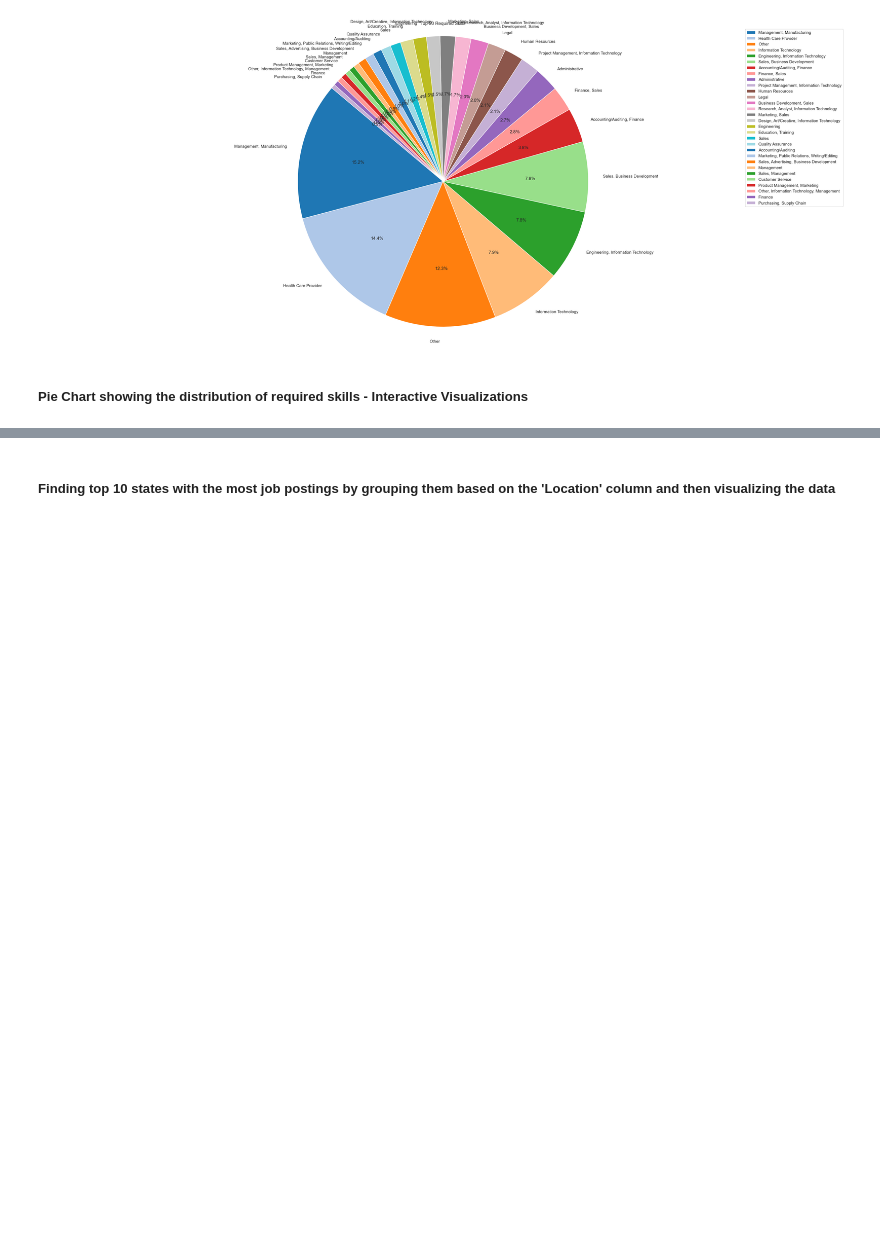
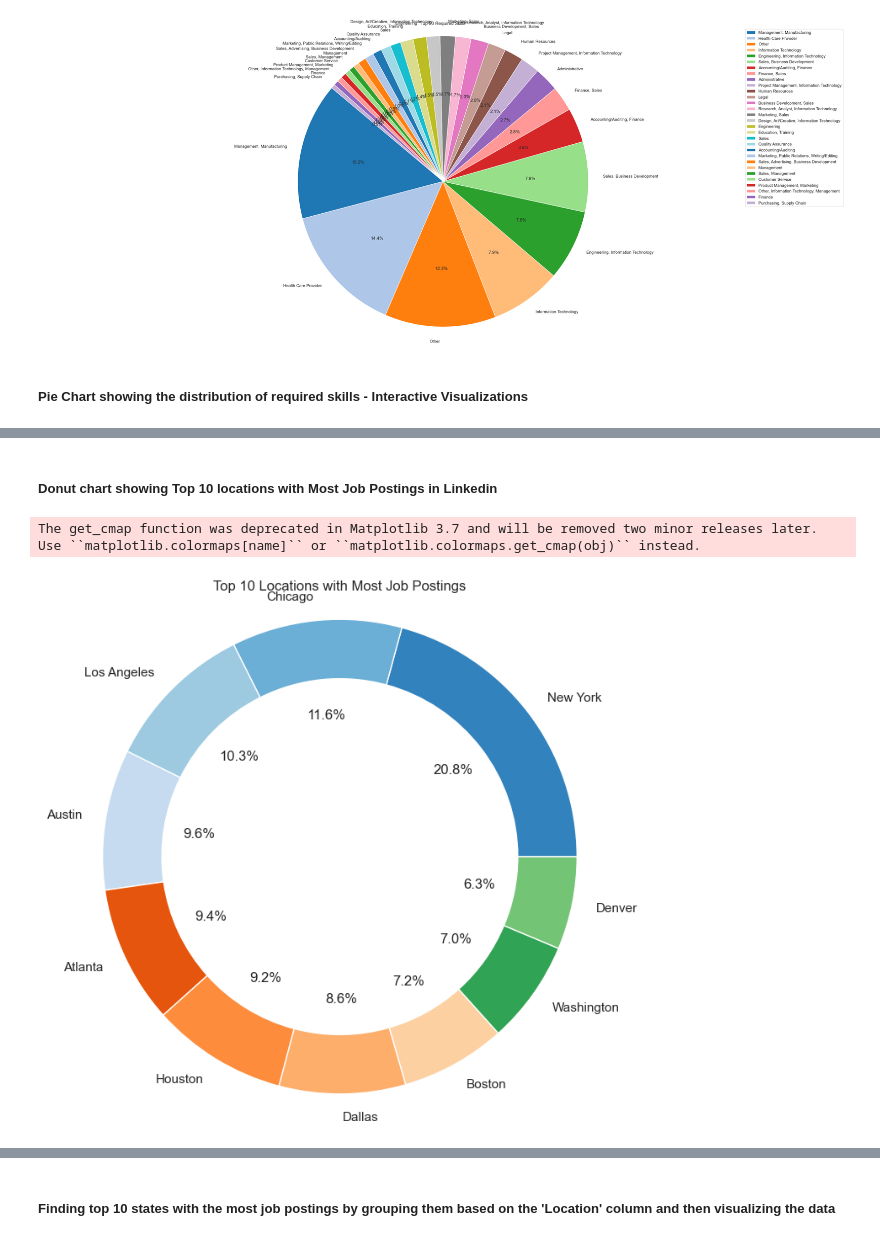
Before and after one commit to FlorianHalimi/LinkedIn-Job-Analysis-Data-Preprocessing-Visualization, a Jupyter notebook: data_preprocessing.ipynb, the cells around one changed output, grey strips where cells are left out. Saved outputs shown, nothing was run; the diff lists cells and outputs as text; code cells hidden in the pictures; blank space fills up the shorter version.

```diff
--- a/data_preprocessing.ipynb
+++ b/data_preprocessing.ipynb
@@ -1201,0 +1204,25 @@ plt.show()
+# %% [markdown]
+##### Donut chart showing Top 10 locations with Most Job Postings in Linkedin
+# %%
+location_counts = cleaned_data['location'].value_counts()
+
+# Extract top 10 locations with the most job postings
+top_10_locations = location_counts.head(10)
+
+# Creating a donut chart for top 10 locations
+plt.figure(figsize=(8, 8))
+
+# Creating outer pie chart
+outer_colors = plt.cm.get_cmap('tab20c')(range(len(top_10_locations)))
+plt.pie(top_10_locations, labels=top_10_locations.index, autopct='%1.1f%%', colors=outer_colors, radius=1.2, wedgeprops=dict(width=0.3, edgecolor='w'))
+
+# Creating inner white circle for the donut chart
+inner_circle = plt.Circle((0, 0), 0.7, color='white')
+plt.gca().add_artist(inner_circle)
+
+plt.title('Top 10 Locations with Most Job Postings')
+plt.axis('equal')
+plt.show()
+# %% [output]
+The get_cmap function was deprecated in Matplotlib 3.7 and will be removed two minor releases later. Use ``matplotlib.colormaps[name]`` or ``matplotlib.colormaps.get_cmap(obj)`` instead.
+[figure, added]
```
Also changed, not shown: parts of 18 cells of this notebook.
